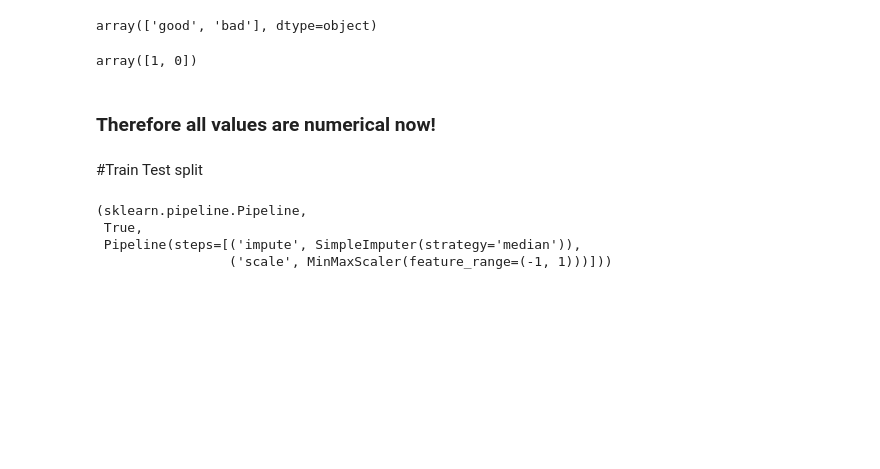
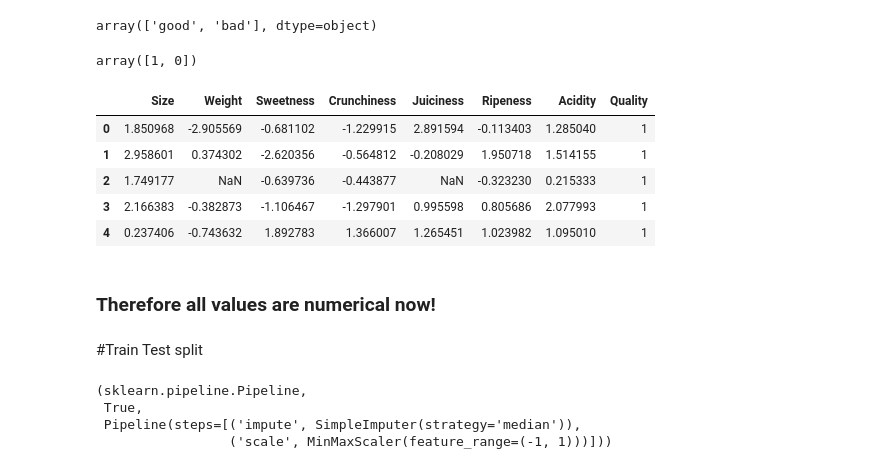
Before and after one commit to sejallotliker/Machine_learning_practice, a Jupyter notebook: fruits_quality_data.ipynb, the cells around one changed output. Cells and saved outputs as stored; diff of their text form; code cells hidden in the pictures; blank space fills up the shorter version.

```diff
--- a/fruits_quality_data.ipynb
+++ b/fruits_quality_data.ipynb
@@ -94,6 +98,15 @@ df['Quality']= df['Quality'].replace(['good', 'bad'], [1,0])
 df['Quality'].unique()
 # %% [output]
 array([1, 0])
+# %%
+df.head()
+# %% [output]
+|  | Size | Weight | Sweetness | Crunchiness | Juiciness | Ripeness | Acidity | Quality |
+| 0 | 1.850968 | -2.905569 | -0.681102 | -1.229915 | 2.891594 | -0.113403 | 1.285040 | 1 |
+| 1 | 2.958601 | 0.374302 | -2.620356 | -0.564812 | -0.208029 | 1.950718 | 1.514155 | 1 |
+| 2 | 1.749177 | NaN | -0.639736 | -0.443877 | NaN | -0.323230 | 0.215333 | 1 |
+| 3 | 2.166383 | -0.382873 | -1.106467 | -1.297901 | 0.995598 | 0.805686 | 2.077993 | 1 |
+| 4 | 0.237406 | -0.743632 | 1.892783 | 1.366007 | 1.265451 | 1.023982 | 1.095010 | 1 |
 # %% [markdown]
 ### Therefore all values are numerical now!
 # %% [markdown]
```
Also changed, not shown: parts of 2 cells of this notebook.
